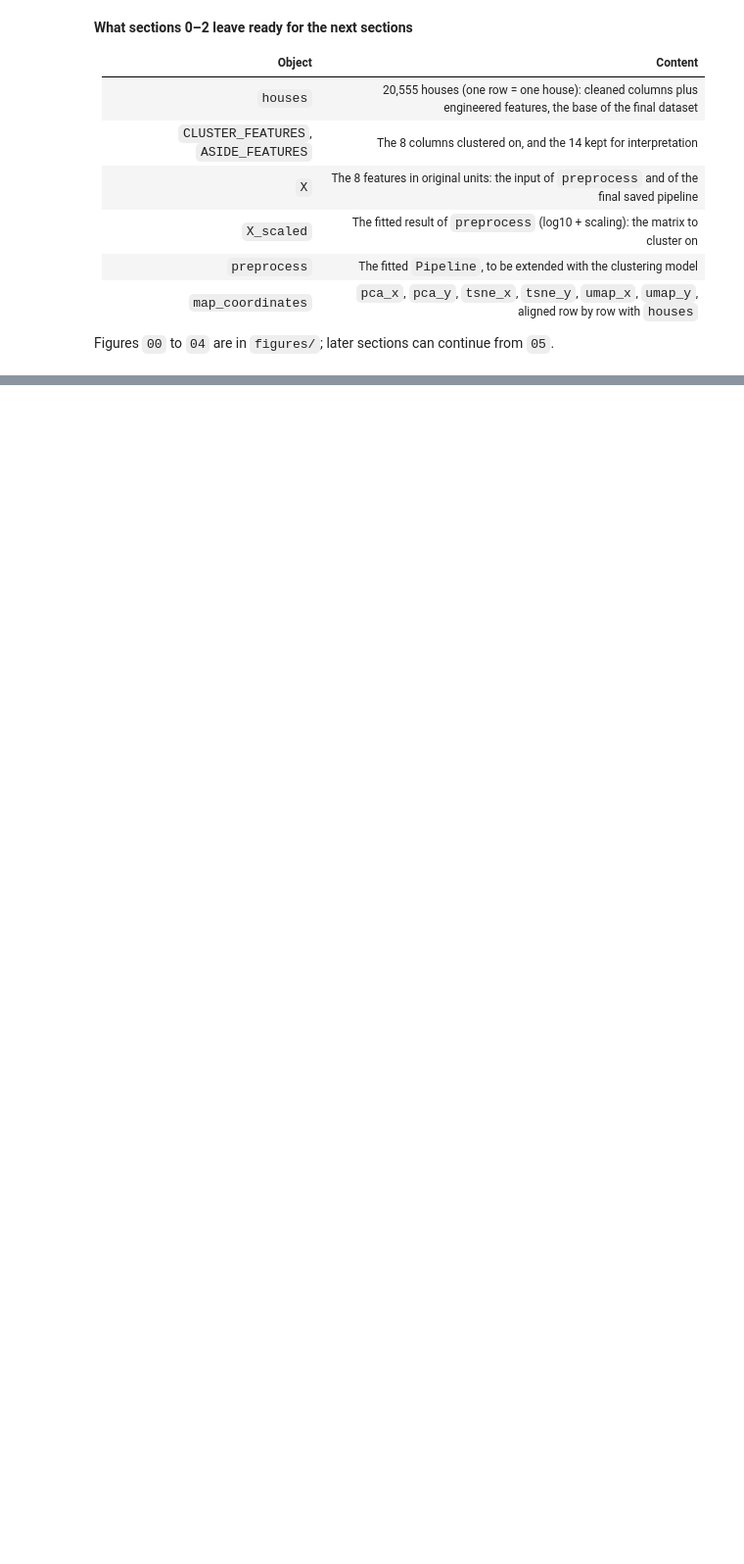
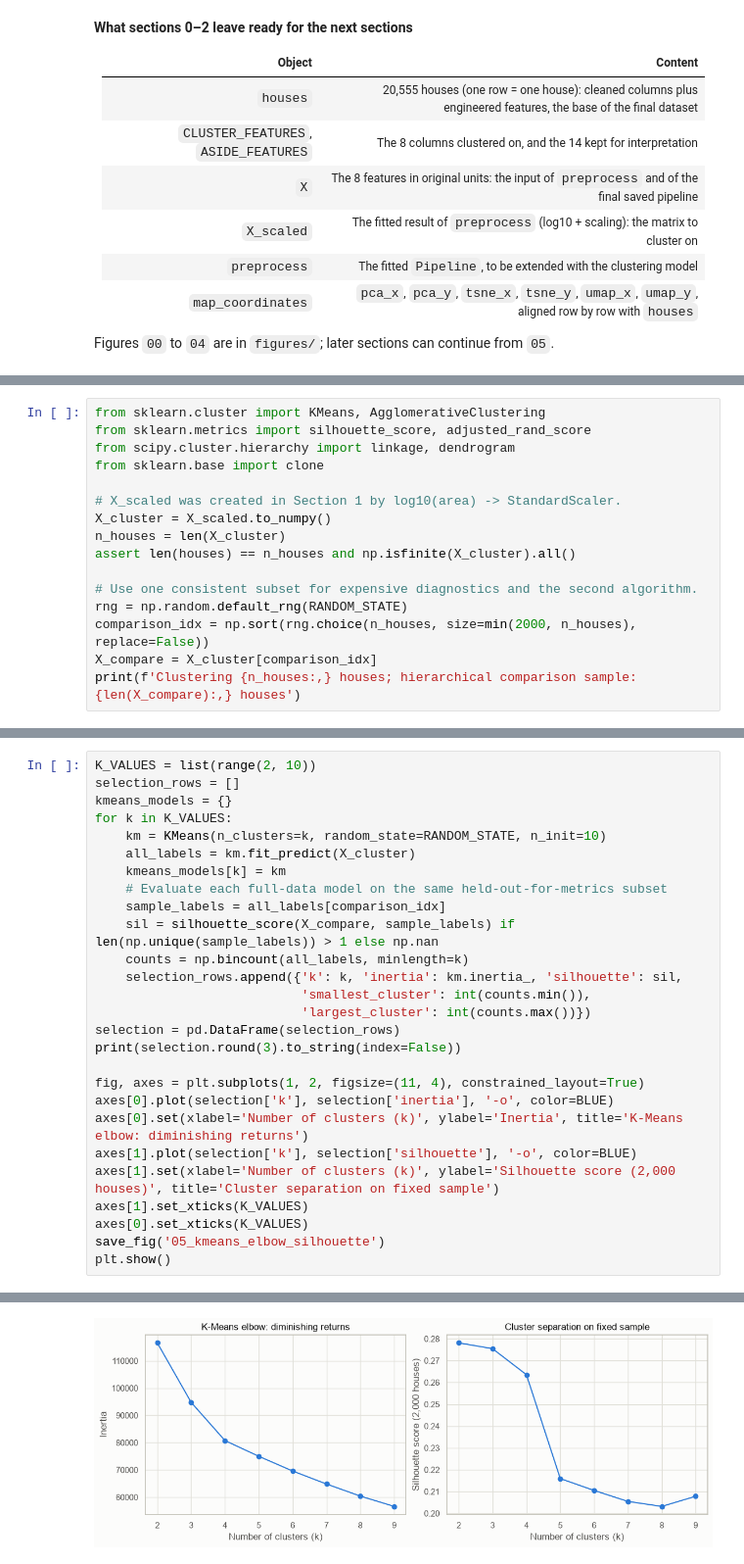
Before and after one commit to iaac-maai/Group2_Day3_Assignment, a Jupyter notebook: notebook/unsupervised_learning.ipynb, the cells around one changed output, grey strips where cells are left out. Shown at 98% size. Cells and saved outputs as stored; diff of their text form; blank space fills up the shorter version.

Commit message:
Add Day 3 Sections 3 and 4 clustering and stability

```diff
--- a/notebook/unsupervised_learning.ipynb
+++ b/notebook/unsupervised_learning.ipynb
@@ -642,0 +649,16 @@ Figures `00` to `04` are in `figures/`; later sections can continue from `05`.
+# %%
+from sklearn.cluster import KMeans, AgglomerativeClustering
+from sklearn.metrics import silhouette_score, adjusted_rand_score
+from scipy.cluster.hierarchy import linkage, dendrogram
+from sklearn.base import clone
+
+# X_scaled was created in Section 1 by log10(area) -> StandardScaler.
+X_cluster = X_scaled.to_numpy()
+n_houses = len(X_cluster)
+assert len(houses) == n_houses and np.isfinite(X_cluster).all()
+
+# Use one consistent subset for expensive diagnostics and the second algorithm.
+rng = np.random.default_rng(RANDOM_STATE)
+comparison_idx = np.sort(rng.choice(n_houses, size=min(2000, n_houses), replace=False))
+X_compare = X_cluster[comparison_idx]
+print(f'Clustering {n_houses:,} houses; hierarchical comparison sample: {len(X_compare):,} houses')
@@ -642,0 +671,28 @@ Figures `00` to `04` are in `figures/`; later sections can continue from `05`.
+# %%
+K_VALUES = list(range(2, 10))
+selection_rows = []
+kmeans_models = {}
+for k in K_VALUES:
+    km = KMeans(n_clusters=k, random_state=RANDOM_STATE, n_init=10)
+    all_labels = km.fit_predict(X_cluster)
+    kmeans_models[k] = km
+    # Evaluate each full-data model on the same held-out-for-metrics subset
+    sample_labels = all_labels[comparison_idx]
+    sil = silhouette_score(X_compare, sample_labels) if len(np.unique(sample_labels)) > 1 else np.nan
+    counts = np.bincount(all_labels, minlength=k)
+    selection_rows.append({'k': k, 'inertia': km.inertia_, 'silhouette': sil,
+                           'smallest_cluster': int(counts.min()),
+                           'largest_cluster': int(counts.max())})
+selection = pd.DataFrame(selection_rows)
+print(selection.round(3).to_string(index=False))
+
+fig, axes = plt.subplots(1, 2, figsize=(11, 4), constrained_layout=True)
+axes[0].plot(selection['k'], selection['inertia'], '-o', color=BLUE)
+axes[0].set(xlabel='Number of clusters (k)', ylabel='Inertia', title='K-Means elbow: diminishing returns')
+axes[1].plot(selection['k'], selection['silhouette'], '-o', color=BLUE)
+axes[1].set(xlabel='Number of clusters (k)', ylabel='Silhouette score (2,000 houses)', title='Cluster separation on fixed sample')
+axes[1].set_xticks(K_VALUES)
+axes[0].set_xticks(K_VALUES)
+save_fig('05_kmeans_elbow_silhouette')
+plt.show()
+# %% [output]
@@ -642,0 +709 @@ Figures `00` to `04` are in `figures/`; later sections can continue from `05`.
+[figure, added]
```
Also changed, not shown: parts of 23 cells of this notebook, 9 other files.
